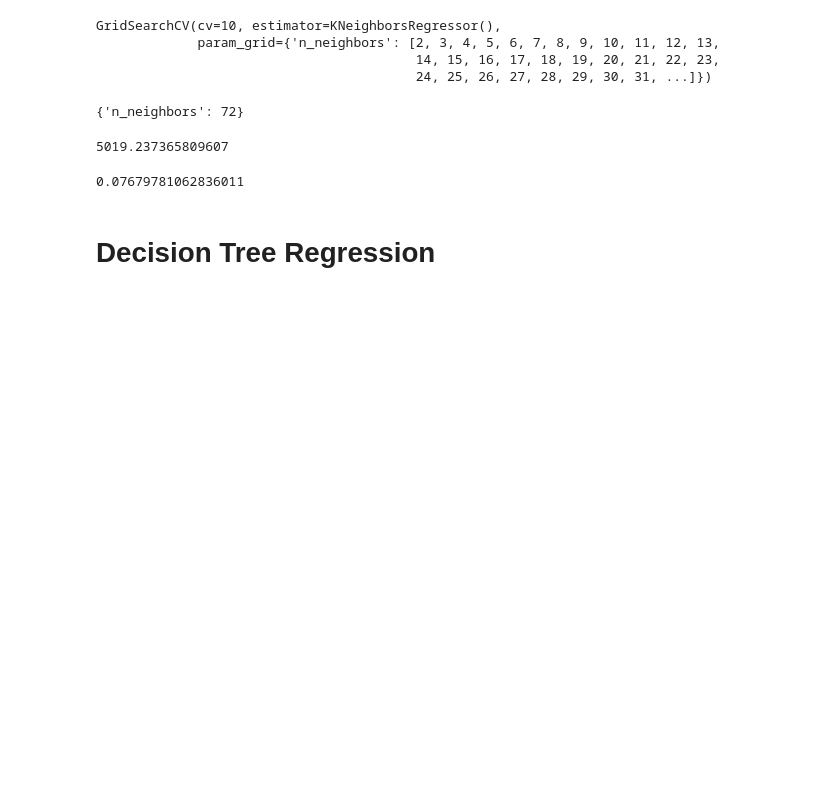
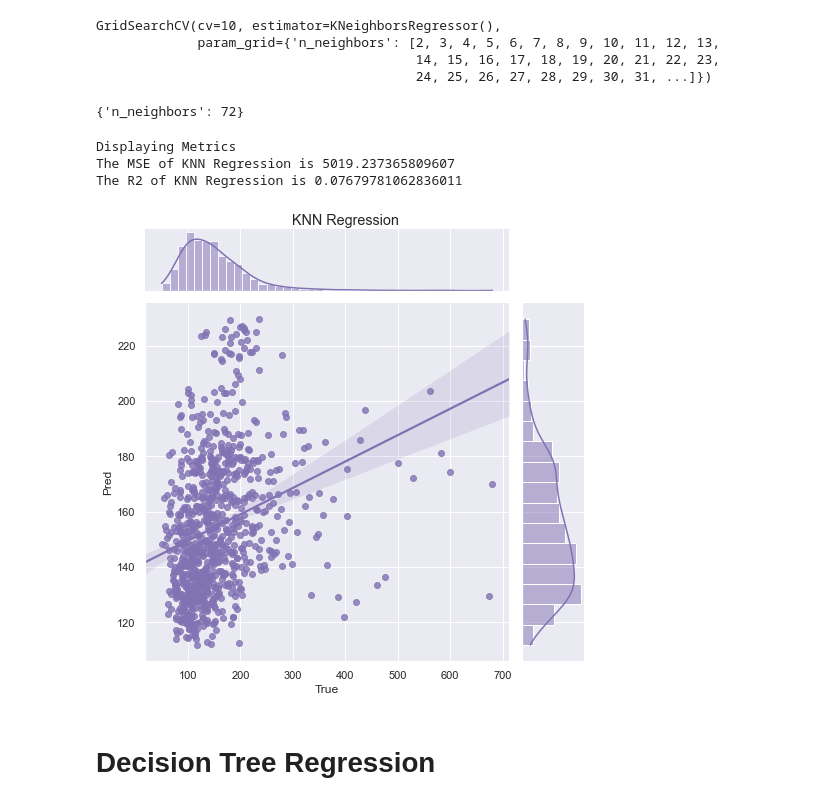
Before and after one commit to zhaoyudong/waste-cost-prediction, a Jupyter notebook: municipal-waste.ipynb, the cells around one changed output. Saved outputs shown, nothing was run; the diff lists cells and outputs as text; code cells hidden in the pictures; blank space fills up the shorter version.

```diff
--- a/municipal-waste.ipynb
+++ b/municipal-waste.ipynb
@@ -227,7 +229,27 @@ from sklearn.model_selection import train_test_split, GridSearchCV, cross_val_sc
 from sklearn.neighbors import KNeighborsRegressor
 from sklearn.metrics import r2_score, mean_squared_error
 from sklearn.tree import DecisionTreeRegressor
+from sklearn import linear_model
+
+import seaborn as sns
 import matplotlib.pyplot as plt
+
+sns.set_theme(style="darkgrid")
+# %%
+def print_metric(pred, model_name):
+    print('Displaying Metrics')
+    print('The MSE of {} is {}'.format(model_name, mean_squared_error(y_test, pred)))
+    print('The R2 of {} is {}'.format(model_name, r2_score(y_test, pred)))
+
+
+def compare_pred_test(pred, model_name):
+    pred_df = pd.DataFrame(list(zip(pred, y_test)),
+                   columns =['Pred', 'True'])
+    g = sns.jointplot(x="True", y="Pred", data=pred_df,
+                      kind="reg", truncate=False,
+                      color="m", height=7)
+    g.fig.suptitle(model_name)
+    g.fig.subplots_adjust(top=0.95) # Reduce plot to make room
 # %%
 X_train, X_test, y_train, y_test = train_test_split(X_top10, y, test_size=0.2, random_state=10086)
 # %%
@@ -248,14 +271,16 @@ knn_cv.best_params_
 # %%
 knn_model = knn_cv.best_estimator_
 knn_pred = knn_model.predict(X_test)
-# %%
-mean_squared_error(y_test, knn_pred)
-# %% [output]
-5019.237365809607
-# %%
-r2_score(y_test, knn_pred)
-# %% [output]
-0.07679781062836011
+# %%
+print_metric(knn_pred, 'KNN Regression')
+# %% [output]
+Displaying Metrics
+The MSE of KNN Regression is 5019.237365809607
+The R2 of KNN Regression is 0.07679781062836011
+# %%
+compare_pred_test(knn_pred, 'KNN Regression')
+# %% [output]
+[figure, added]
 # %% [markdown]
 # Decision Tree Regression
 # %%
```
Also changed, not shown: parts of 22 cells of this notebook.
